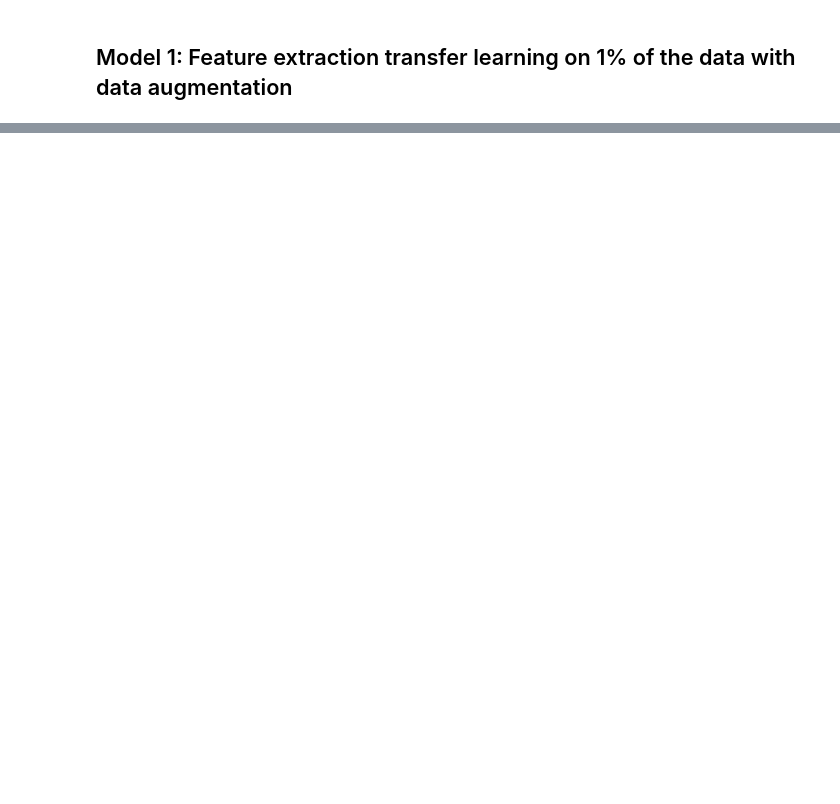
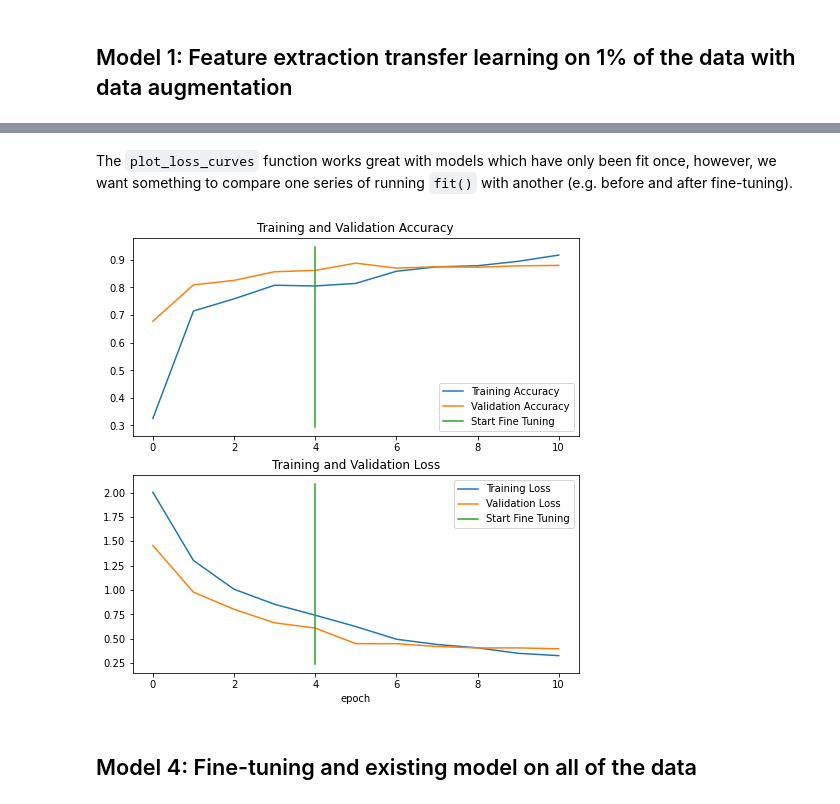
Before and after one commit to mehmetkesik/tensorflow-basics, a Jupyter notebook: 05_transfer_learning_in_tensorflow_fine_tuning.ipynb, the cells around one changed output, grey strips where cells are left out. Cells and saved outputs as stored; diff of their text form; code cells hidden in the pictures; blank space fills up the shorter version.

```diff
--- a/05_transfer_learning_in_tensorflow_fine_tuning.ipynb
+++ b/05_transfer_learning_in_tensorflow_fine_tuning.ipynb
@@ -492,0 +861,9 @@ plot_loss_curves(history_1_percent)
+# %% [markdown]
+The `plot_loss_curves` function works great with models which have only been fit once, however, we want something to compare one series of running `fit()` with another (e.g. before and after fine-tuning).
+# %%
+# Let's call a function to compare training histories from helper_functions.py
+compare_historys(history_10_percent_data_aug, history_fine_10_percent_data_aug, initial_epochs=5)
+# %% [output]
+[figure, added]
+# %% [markdown]
+## Model 4: Fine-tuning and existing model on all of the data
```
Also changed, not shown: parts of 55 cells of this notebook.
